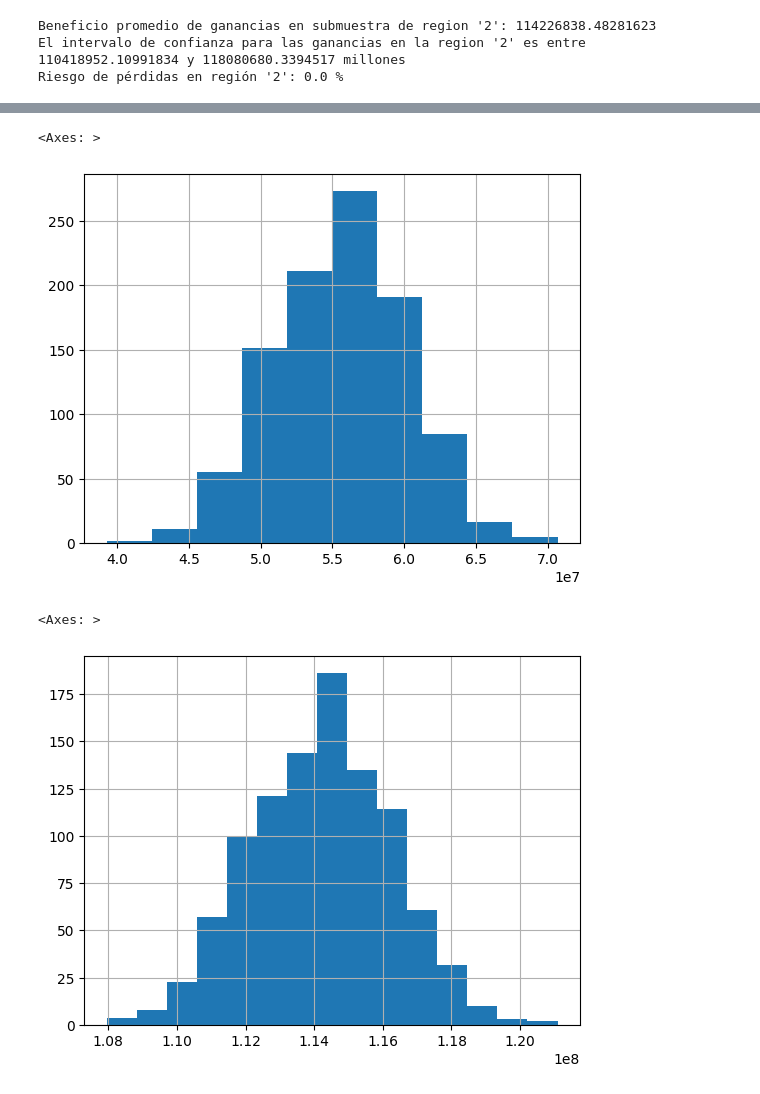
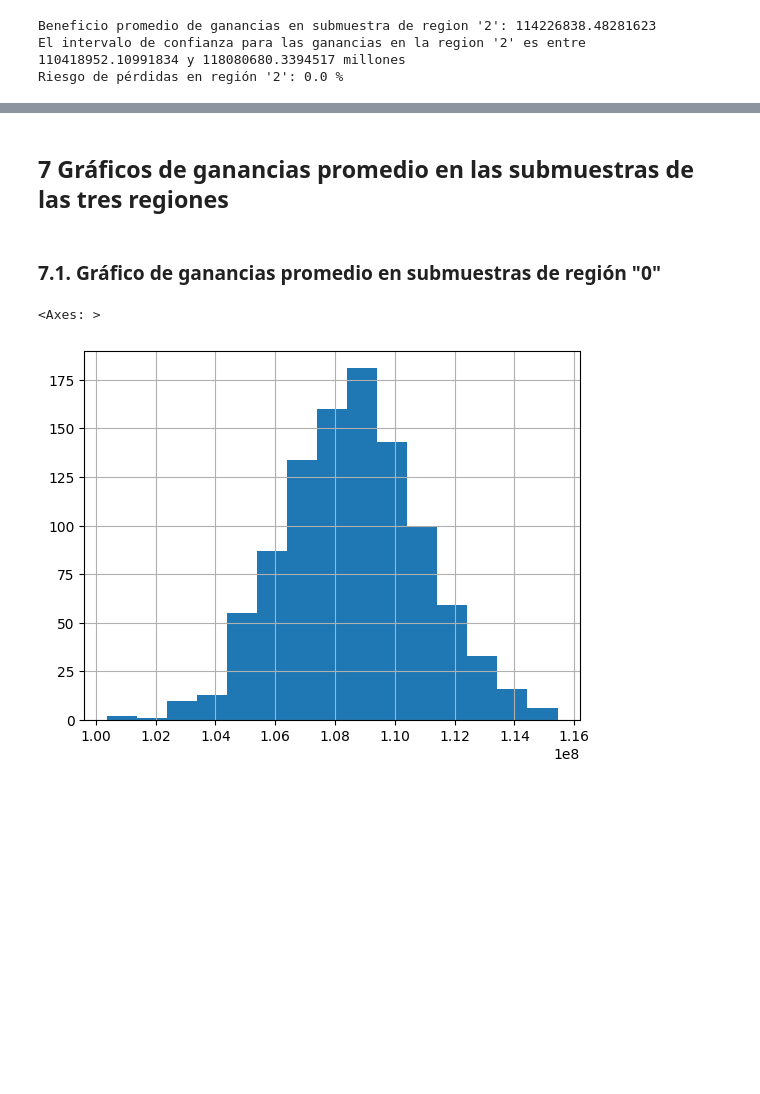
Before and after one commit to wh1tneyr/OilyGiant, a Jupyter notebook: oil.ipynb, the cells around one changed output, grey strips where cells are left out. Saved outputs shown, nothing was run; the diff lists cells and outputs as text; code cells hidden in the pictures; blank space fills up the shorter version.

Commit message:
realizando gráficos para visualizar las ganancias promedio en cada region

```diff
--- a/oil.ipynb
+++ b/oil.ipynb
@@ -487,10 +479,10 @@ revenue_subsamples_0.hist()
-# %%
-revenue_subsamples_1.hist()
-# %% [output]
-<Axes: >
-[figure, removed]
-# %%
-revenue_subsamples_2.hist(bins=15)
-# %% [output]
-<Axes: >
-[figure, removed]
+# %% [markdown]
+## 7 Gráficos de ganancias promedio en las submuestras de las tres regiones
+# %% [markdown]
+### 7.1. Gráfico de ganancias promedio en submuestras de región "0"
+# %%
+#crear un histograma de las ganancias promedio en las submuestras de la región "0"
+revenue_subsamples_0.hist(bins=15)
+# %% [output]
+<Axes: >
+[figure, added]
```
Also changed, not shown: parts of 9 cells of this notebook.
